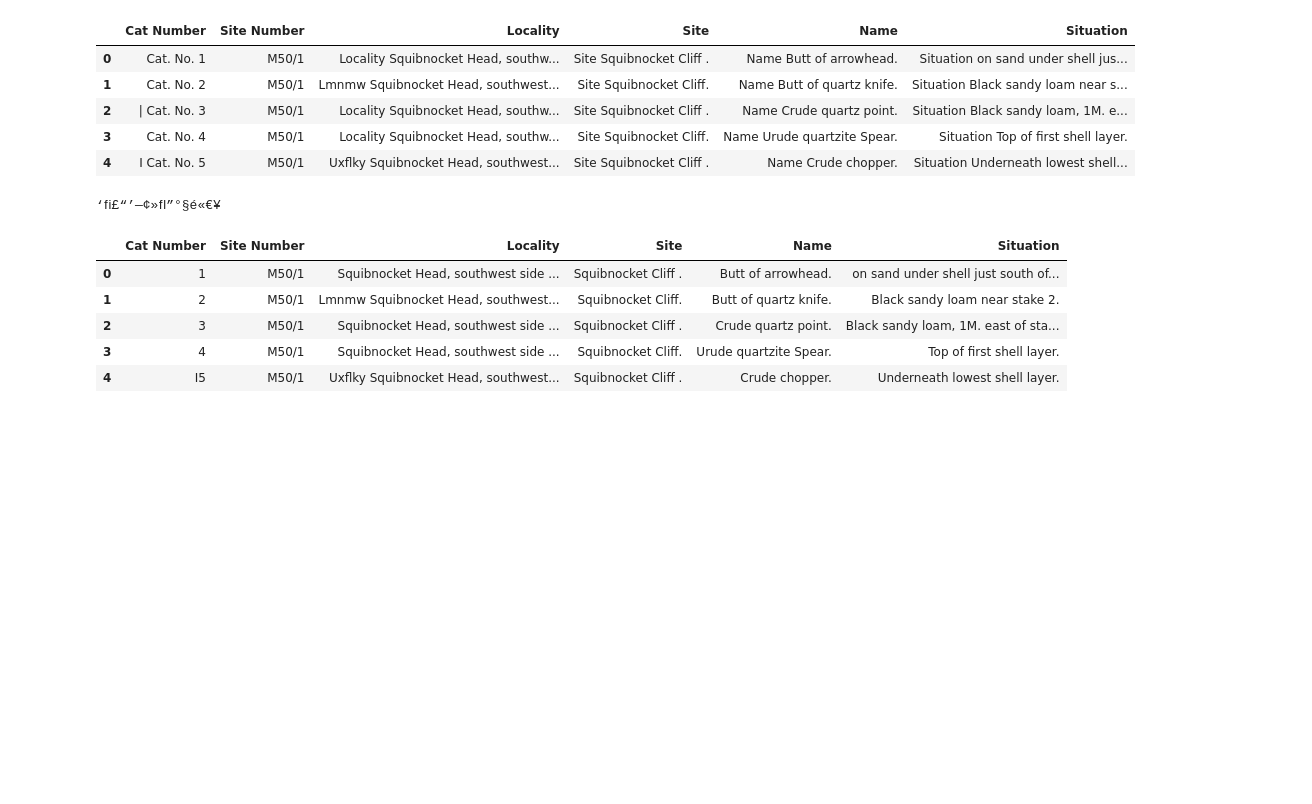
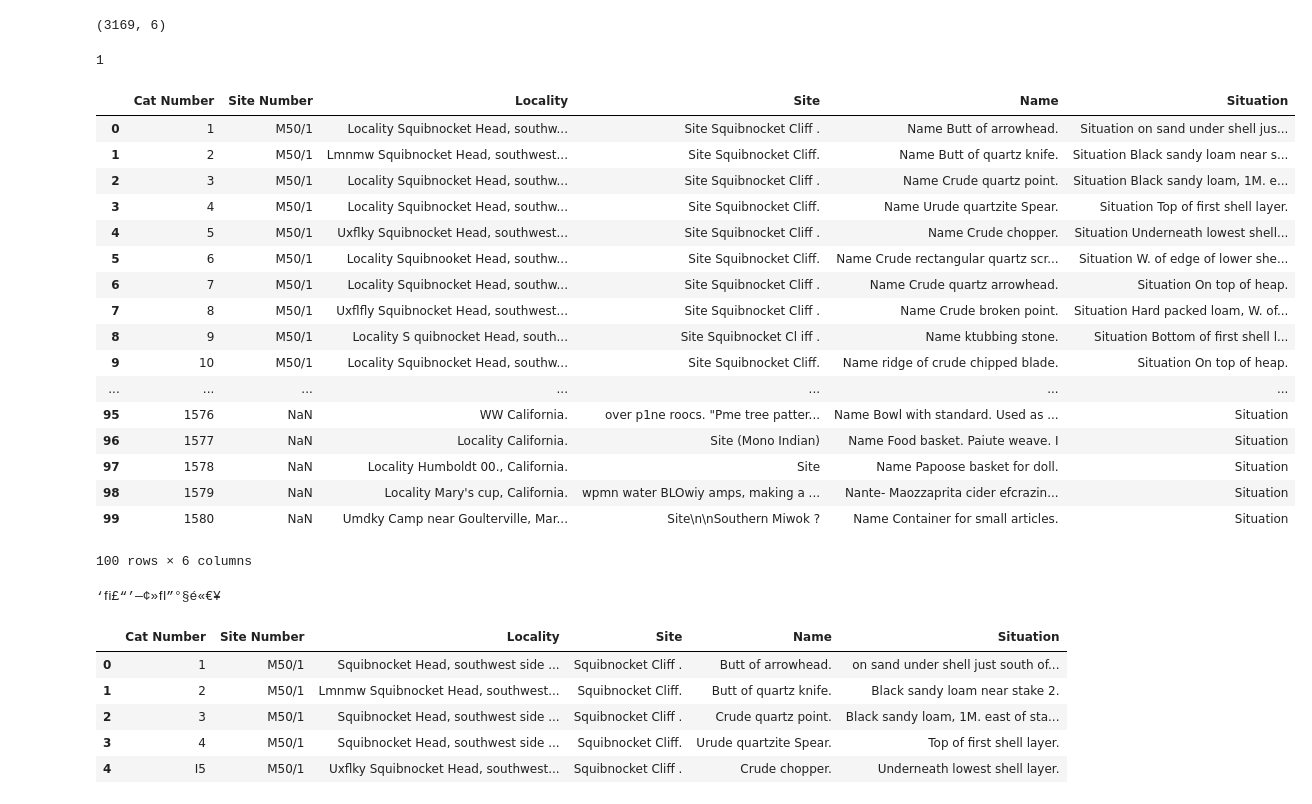
Before and after one commit to Reichenbachian/Peabody-Notecards, a Jupyter notebook: extract_corrupt_entries.ipynb, the cells around one changed output. Drawn from its saved outputs; the diff is of its cells as text; code cells hidden in the pictures; blank space fills up the shorter version.

Commit message:
Added preliminary Cat Number correction to extract_corrupt_entries

```diff
--- a/extract_corrupt_entries.ipynb
+++ b/extract_corrupt_entries.ipynb
@@ -2,15 +2,73 @@
 import pandas as pd
 import numpy as np
 # %%
-df = pd.read_csv("test (3).csv", index_col=0)
-df.head()
+df = pd.read_csv("test.csv", index_col=0)
+df.shape
 # %% [output]
-|  | Cat Number | Site Number | Locality | Site | Name | Situation |
-| 0 | Cat. No. 1 | M50/1 | Locality Squibnocket Head, southw... | Site Squibnocket Cliff . | Name Butt of arrowhead. | Situation on sand under shell jus... |
-| 1 | Cat. No. 2 | M50/1 | Lmnmw Squibnocket Head, southwest... | Site Squibnocket Cliff. | Name Butt of quartz knife. | Situation Black sandy loam near s... |
-| 2 | | Cat. No. 3 | M50/1 | Locality Squibnocket Head, southw... | Site Squibnocket Cliff . | Name Crude quartz point. | Situation Black sandy loam, 1M. e... |
-| 3 | Cat. No. 4 | M50/1 | Locality Squibnocket Head, southw... | Site Squibnocket Cliff. | Name Urude quartzite Spear. | Situation Top of first shell layer. |
-| 4 | I Cat. No. 5 | M50/1 | Uxﬂky Squibnocket Head, southwest... | Site Squibnocket Cliff . | Name Crude chopper. | Situation Underneath lowest shell... |
+(3169, 6)
+# %%
+import re
+import itertools
+_re = "[0-9]+"
+
+def diff(str1, str2):
+    score = 0
+    for a, b in list(itertools.zip_longest(str1, str2)):
+        if a == None or b == None:
+            score += 2
+        elif a != b:
+            score += 1
+
+    return score
+
+thresh = 3
+
+base = None
+for i in range(0, df.shape[0]):
+    strs = []
+    try:
+        strs = re.findall(_re, df.loc[i, "Cat Number"])
+    except:
+        # assume that an exception means a blank entry
+        continue
+
+    if len(strs) == 0: # skip
+        continue
+
+    if i == 0:
+        base = int(strs[0])
+        df.loc[i, "Cat Number"] = base
+    else:
+        thresh = 3 #arbitrary threshold of difference
+        if diff(str(base), strs[0]) > thresh:
+            base = int(strs[0])
+        else:
+            base += 1
+            df.loc[i, "Cat Number"] = base
+# %% [output]
+1
+# %%
+
+df.head(100)
+# %% [output]
+|  | Cat Number | Site Number | Locality | Site | Name | Situation |
+| 0 | 1 | M50/1 | Locality Squibnocket Head, southw... | Site Squibnocket Cliff . | Name Butt of arrowhead. | Situation on sand under shell jus... |
+| 1 | 2 | M50/1 | Lmnmw Squibnocket Head, southwest... | Site Squibnocket Cliff. | Name Butt of quartz knife. | Situation Black sandy loam near s... |
+| 2 | 3 | M50/1 | Locality Squibnocket Head, southw... | Site Squibnocket Cliff . | Name Crude quartz point. | Situation Black sandy loam, 1M. e... |
+| 3 | 4 | M50/1 | Locality Squibnocket Head, southw... | Site Squibnocket Cliff. | Name Urude quartzite Spear. | Situation Top of first shell layer. |
+| 4 | 5 | M50/1 | Uxﬂky Squibnocket Head, southwest... | Site Squibnocket Cliff . | Name Crude chopper. | Situation Underneath lowest shell... |
+| 5 | 6 | M50/1 | Locality Squibnooket Head, southw... | Site Squibnocket Cliff. | Name Crude rectangular quartz scr... | Situation W. of edge of lower she... |
+| 6 | 7 | M50/1 | Locality Squibnocket Head, southw... | Site Squibnocket Cliff . | Name Crude quartz arrowhead. | Situation On top of heap. |
+| 7 | 8 | M50/1 | Uxﬂﬂy Squibnocket Head, southwest... | Site Squibnocket Cliff . | Name Crude broken point. | Situation Hard packed loam, W. of... |
+| 8 | 9 | M50/1 | Locality S quibnocket Head, south... | Site Squibnocket Cl iff . | Name ktubbing stone. | Situation Bottom of first shell l... |
+| 9 | 10 | M50/1 | Locality Squibnocket Head, southw... | Site Squibnocket Cliff. | Name ridge of crude chipped blade. | Situation On top of heap. |
+| ... | ... | ... | ... | ... | ... | ... |
+| 95 | 1576 | NaN | WW California. | over p1ne roocs. "Pme tree patter... | Name Bowl with standard. Used as ... | Situation |
+| 96 | 1577 | NaN | Locality California. | Site (Mono Indian) | Name Food basket. Paiute weave. I | Situation |
+| 97 | 1578 | NaN | Locality Humboldt 00., California. | Site | Name Papoose basket for doll. | Situation |
+| 98 | 1579 | NaN | Locality Mary's cup, California. | wpmn water BLOwiy amps, making a ... | Nante- Maozzaprita cider efcrazin... | Situation |
+| 99 | 1580 | NaN | Umdky Camp near Goulterville, Mar... | Site\n\nSouthern Miwok ? | Name Container for small articles. | Situation |
+100 rows × 6 columns
 # %%
 import re
 import string
```
Also changed, not shown: 1 other file.
